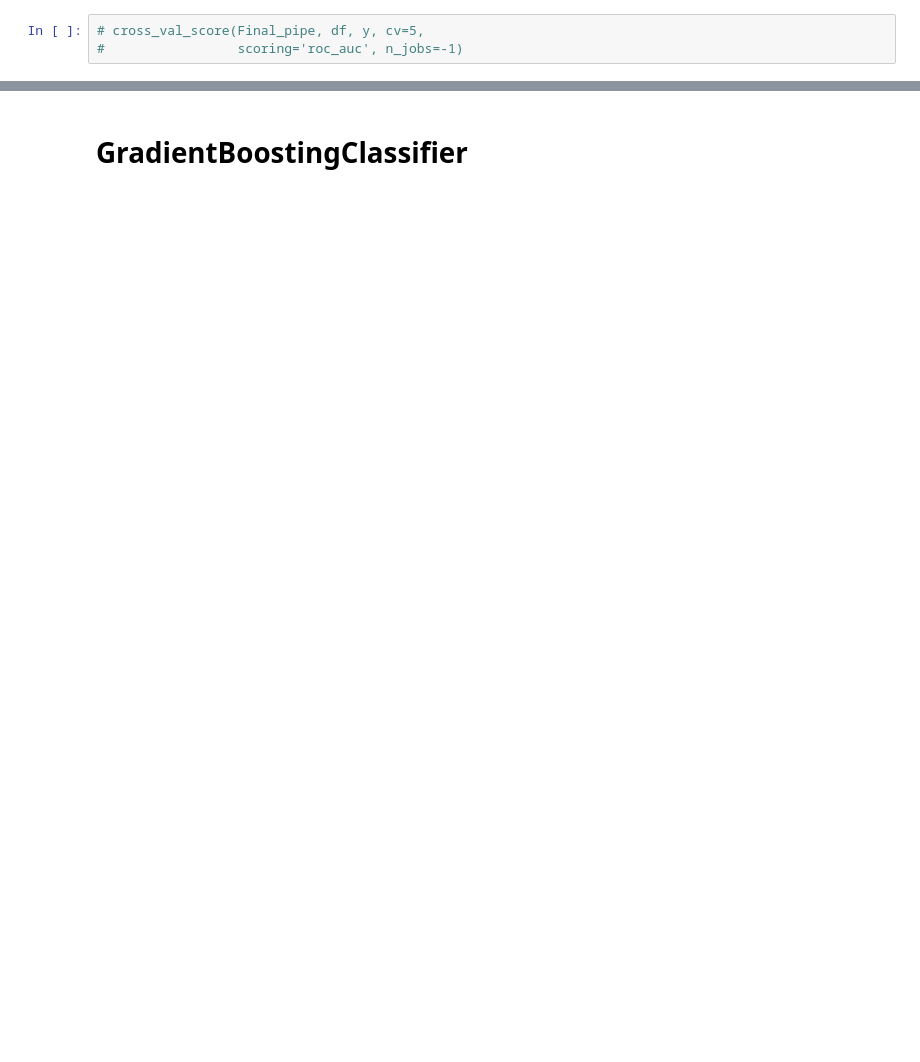
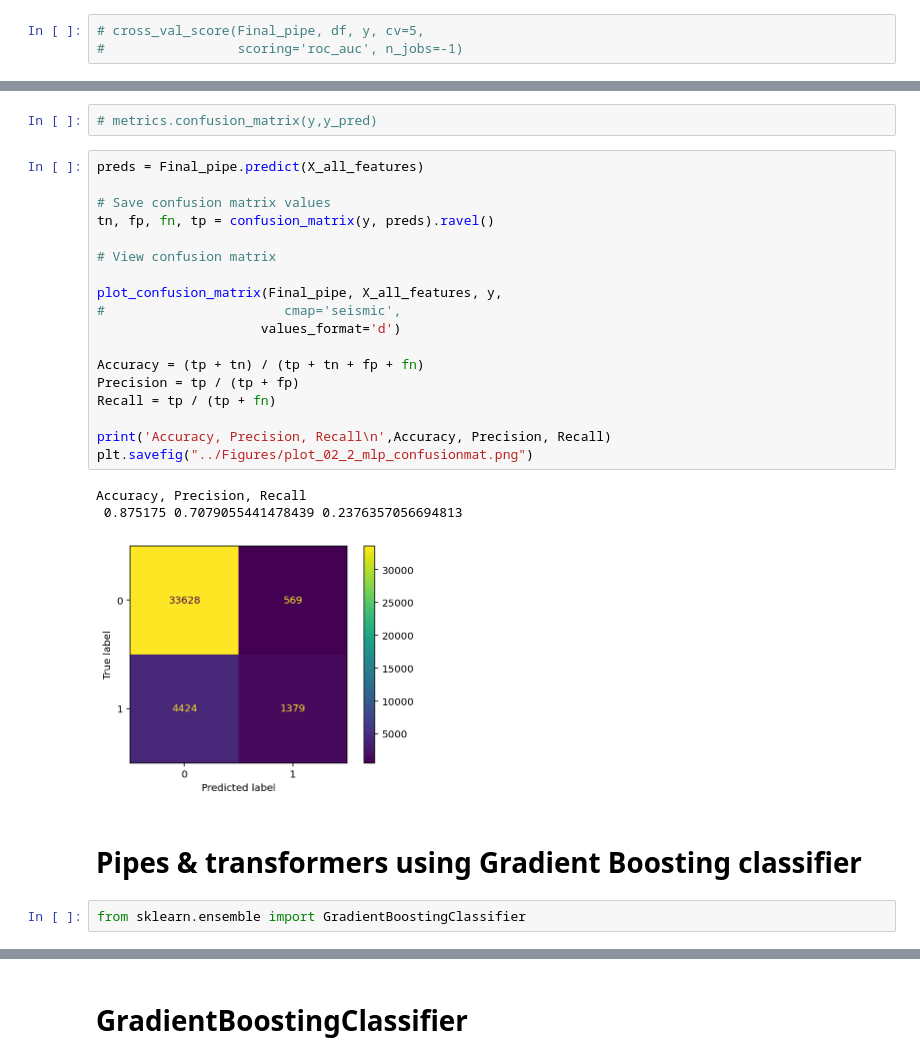
Before and after one commit to Atashnezhad/A_Data_Science_Project, a Jupyter notebook: Codes/P02_2_Modeling.ipynb, the cells around one changed output, grey strips where cells are left out. Drawn from its saved outputs; the diff is of its cells as text; blank space fills up the shorter version.

```diff
--- a/Codes/P02_2_Modeling.ipynb
+++ b/Codes/P02_2_Modeling.ipynb
@@ -732,0 +641,28 @@ grid.fit(X, y);
+# %%
+# metrics.confusion_matrix(y,y_pred)
+# %%
+preds = Final_pipe.predict(X_all_features)
+
+# Save confusion matrix values
+tn, fp, fn, tp = confusion_matrix(y, preds).ravel()
+
+# View confusion matrix
+
+plot_confusion_matrix(Final_pipe, X_all_features, y,
+#                       cmap='seismic',
+                     values_format='d')
+
+Accuracy = (tp + tn) / (tp + tn + fp + fn)
+Precision = tp / (tp + fp)
+Recall = tp / (tp + fn)
+
+print('Accuracy, Precision, Recall\n',Accuracy, Precision, Recall)
+plt.savefig("../Figures/plot_02_2_mlp_confusionmat.png")
+# %% [output]
+Accuracy, Precision, Recall
+ 0.875175 0.7079055441478439 0.2376357056694813
+[figure, added]
+# %% [markdown]
+# Pipes & transformers using Gradient Boosting classifier
+# %%
+from sklearn.ensemble import GradientBoostingClassifier
```
Also changed, not shown: parts of 51 cells of this notebook, 5 other files.
